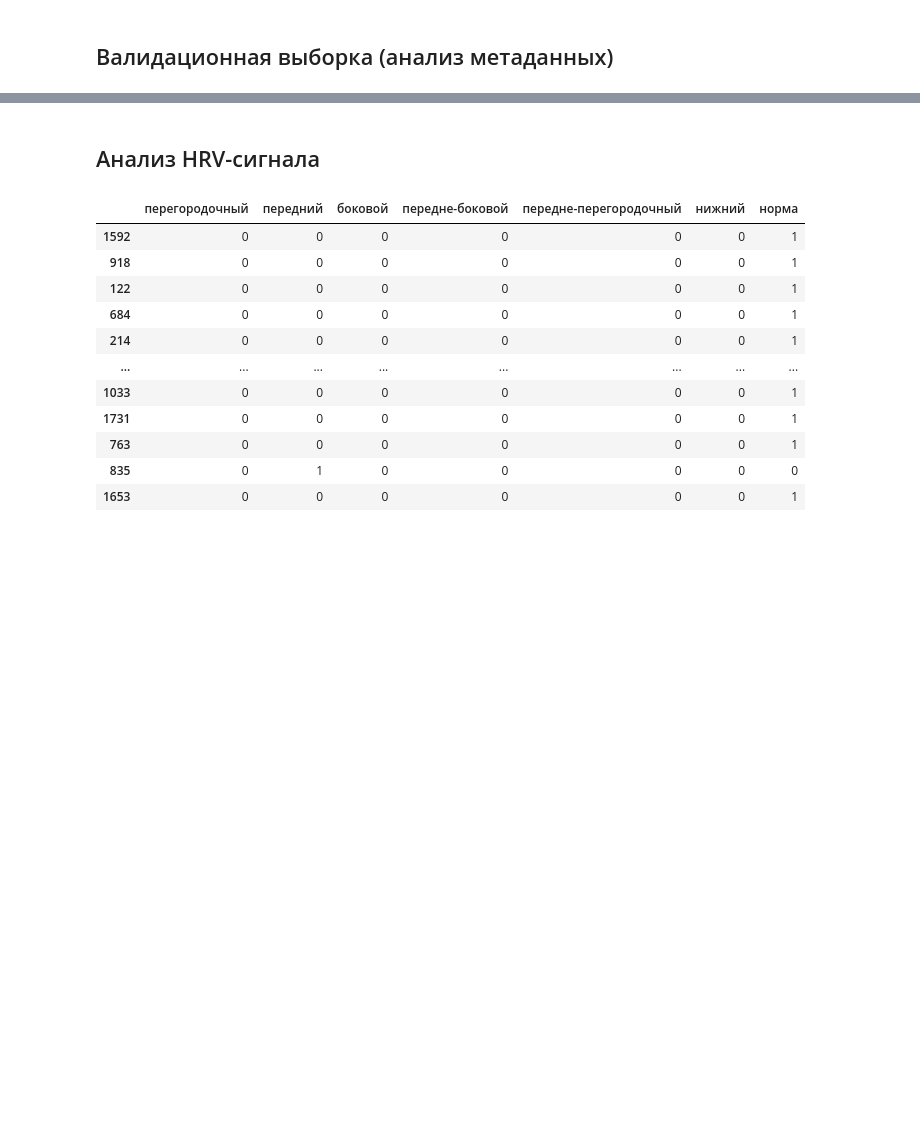
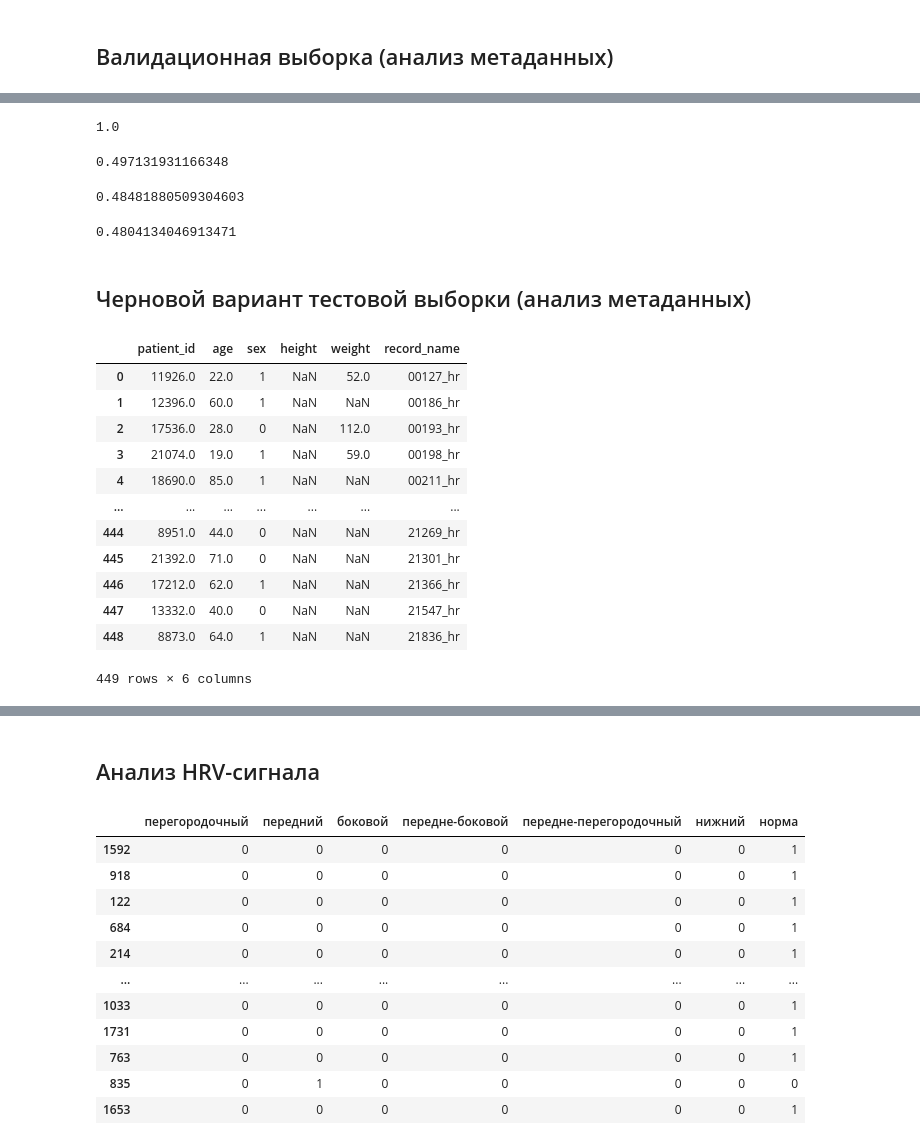
Before and after one commit to vikt-l/ECGMultilableClassification, a Jupyter notebook: main.ipynb, the cells around one changed output, grey strips where cells are left out. Drawn from its saved outputs; the diff is of its cells as text; code cells hidden in the pictures; blank space fills up the shorter version.

```diff
--- a/main.ipynb
+++ b/main.ipynb
@@ -1240,0 +1351,35 @@ f1_score(y_train_meta, cat_meta.predict(X_train_meta), average = 'macro')
+# %%
+f1_score(myocard_val['боковой'], cat_side.predict(df_val_side), average='macro')
+# %% [output]
+1.0
+# %%
+f1_score(myocard_val['передне-боковой'], cat_front_side.predict(df_val_front_side), average='macro')
+# %% [output]
+0.497131931166348
+# %%
+f1_score(myocard_val['передне-перегородочный'], cat_front_septal.predict(df_val_front_septal), average='macro')
+# %% [output]
+0.48481880509304603
+# %%
+f1_score(myocard_val['нижний'], cat_lower.predict(df_val_lower), average='macro')
+# %% [output]
+0.4804134046913471
+# %% [markdown]
+## Черновой вариант тестовой выборки (анализ метаданных)
+# %%
+df_test = pd.read_csv('test/test_meta.csv')
+df_test
+# %% [output]
+|  | patient_id | age | sex | height | weight | record_name |
+| 0 | 11926.0 | 22.0 | 1 | NaN | 52.0 | 00127_hr |
+| 1 | 12396.0 | 60.0 | 1 | NaN | NaN | 00186_hr |
+| 2 | 17536.0 | 28.0 | 0 | NaN | 112.0 | 00193_hr |
+| 3 | 21074.0 | 19.0 | 1 | NaN | 59.0 | 00198_hr |
+| 4 | 18690.0 | 85.0 | 1 | NaN | NaN | 00211_hr |
+| ... | ... | ... | ... | ... | ... | ... |
+| 444 | 8951.0 | 44.0 | 0 | NaN | NaN | 21269_hr |
+| 445 | 21392.0 | 71.0 | 0 | NaN | NaN | 21301_hr |
+| 446 | 17212.0 | 62.0 | 1 | NaN | NaN | 21366_hr |
+| 447 | 13332.0 | 40.0 | 0 | NaN | NaN | 21547_hr |
+| 448 | 8873.0 | 64.0 | 1 | NaN | NaN | 21836_hr |
+449 rows × 6 columns
```
Also changed, not shown: parts of 52 cells of this notebook.
